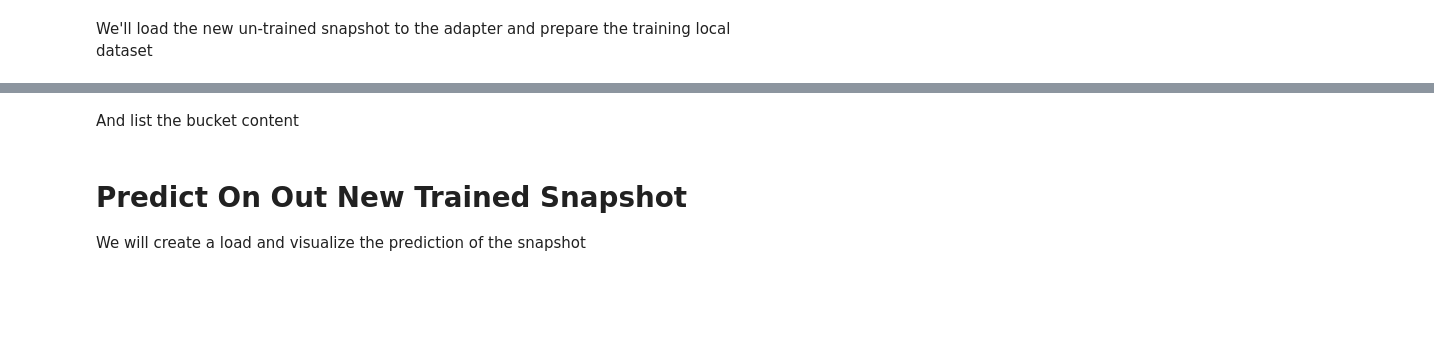
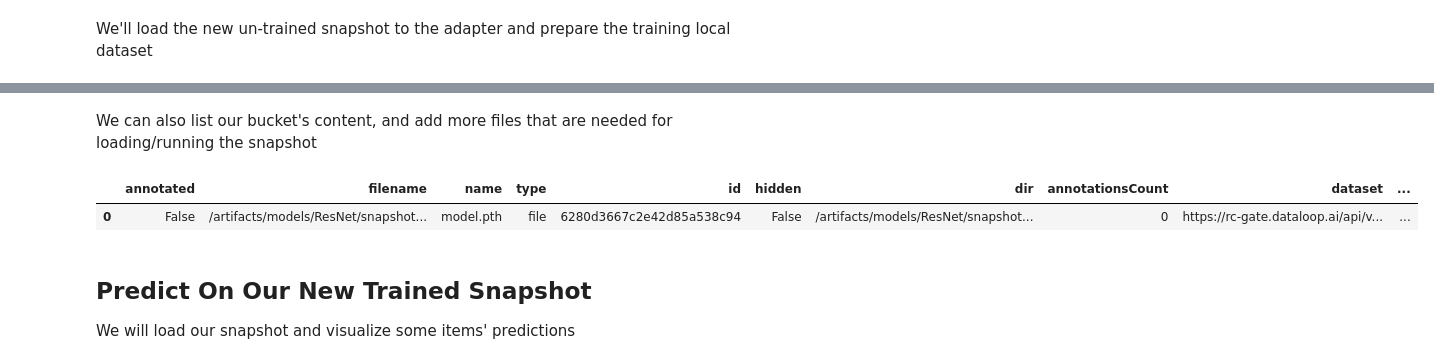
Before and after one commit to dataloop-ai/dtlpy-documentation, a Jupyter notebook: tutorials/model_management/use_dataloop_zoo_models/classification/chapter.ipynb, the cells around one changed output, grey strips where cells are left out. Drawn from its saved outputs; the diff is of its cells as text; code cells hidden in the pictures; blank space fills up the shorter version.

```diff
--- a/tutorials/model_management/use_dataloop_zoo_models/classification/chapter.ipynb
+++ b/tutorials/model_management/use_dataloop_zoo_models/classification/chapter.ipynb
@@ -48,0 +57,7 @@ After that we will clone the pretrained snapshot
+# %%
+project = dl.projects.get('Sheep Face - Model Mgmt')
+dataset = project.datasets.get('Sheep Face')
+# dataset.to_df()
+# _ = dataset.items.upload(local_path='../../../../assets/sample_datasets/SheepFace/items/*',
+#                          local_annotations_path='../../../../assets/sample_datasets/SheepFace/json')
+# dataset.add_labels(label_list=['Marino', 'Poll Dorset', 'Suffolk', 'White Suffolk'])
@@ -49,24 +69,25 @@ After that we will clone the pretrained snapshot
 # %%
-dataset = project.datasets.get(dataset_name='Sheep Face')
 partitions = {dl.SnapshotPartitionType.TRAIN: 0.8,
               dl.SnapshotPartitionType.VALIDATION: 0.2}
 cloned_dataset = train_utils.prepare_dataset(dataset,
                                              filters=None,
                                              partitions=partitions)
-cloned_dataset.add_labels(label_list=list(dataset.instance_map.keys()))
 snapshot_name = 'sheep-soft-augmentations'
 # create an Item Bucket to save snapshot in your project
-bucket = project.buckets.create(bucket_type=dl.BucketType.ITEM,
-                                model_name=model.name,
-                                snapshot_name=snapshot_name)
-new_snapshot = snapshot.clone(snapshot_name=snapshot_name,
-                              dataset_id=cloned_dataset.id,
-                              bucket=bucket,
-                              configuration={'batch_size': 16,
-                                             'start_epoch': 0,
-                                             'num_epochs': 2,
-                                             'input_size': 256,
-                                             'id_to_label_map': {(v - 1): k for k, v in
-                                                                 dataset.instance_map.items()}
-                                             })
-new_snapshot = model.snapshots.get(snapshot_name=snapshot_name)
+# bucket = project.buckets.create(bucket_type=dl.BucketType.ITEM,
+#                                 model_name=model.name,
+#                                 snapshot_name=snapshot_name)
+# new_snapshot = snapshot.clone(snapshot_name=snapshot_name,
+#                               dataset_id=cloned_dataset.id,
+#                               project_id=project.id,
+#                               bucket=bucket,
+#                               configuration={'batch_size': 16,
+#                                              'start_epoch': 0,
+#                                              'num_epochs': 2,
+#                                              'input_size': 256,
+#                                              'id_to_label_map': {(v - 1): k for k, v in
+#                                                                  dataset.instance_map.items()}
+#                                              },
+
+#                              )
+new_snapshot = project.snapshots.get(snapshot_name=snapshot_name)
@@ -87,13 +121,16 @@ Saving the snapshot - will upload the trained weights to the Item Bucket
 # %%
 adapter.save_to_snapshot(local_path=output_path,
                          replace=True)
-# %% [markdown]
-And list the bucket content
+# %% [markdown]
+We can also list our bucket's content, and add more files that are needed for loading/running the snapshot
 # %%
-adapter.snapshot.bucket.list_content()
+adapter.snapshot.bucket.list_content().to_df()
+# %% [output]
+|  | annotated | filename | name | type | id | hidden | dir | annotationsCount | dataset | ... |
+| 0 | False | /artifacts/models/ResNet/snapshot... | model.pth | file | 6280d3667c2e42d85a538c94 | False | /artifacts/models/ResNet/snapshot... | 0 | https://rc-gate.dataloop.ai/api/v... | ... |
 # %% [markdown]
-# Predict On Out New Trained Snapshot
-We will create a load and visualize the prediction of the snapshot
+## Predict On Our New Trained Snapshot
+We will load our snapshot and visualize some items' predictions
 # %%
 item = dl.items.get(item_id='611e174e4c09acc3c5bb81d3')
 annotations = adapter.predict_items([item], with_upload=True)
```
Also changed, not shown: parts of 19 cells of this notebook, 3 other files.
